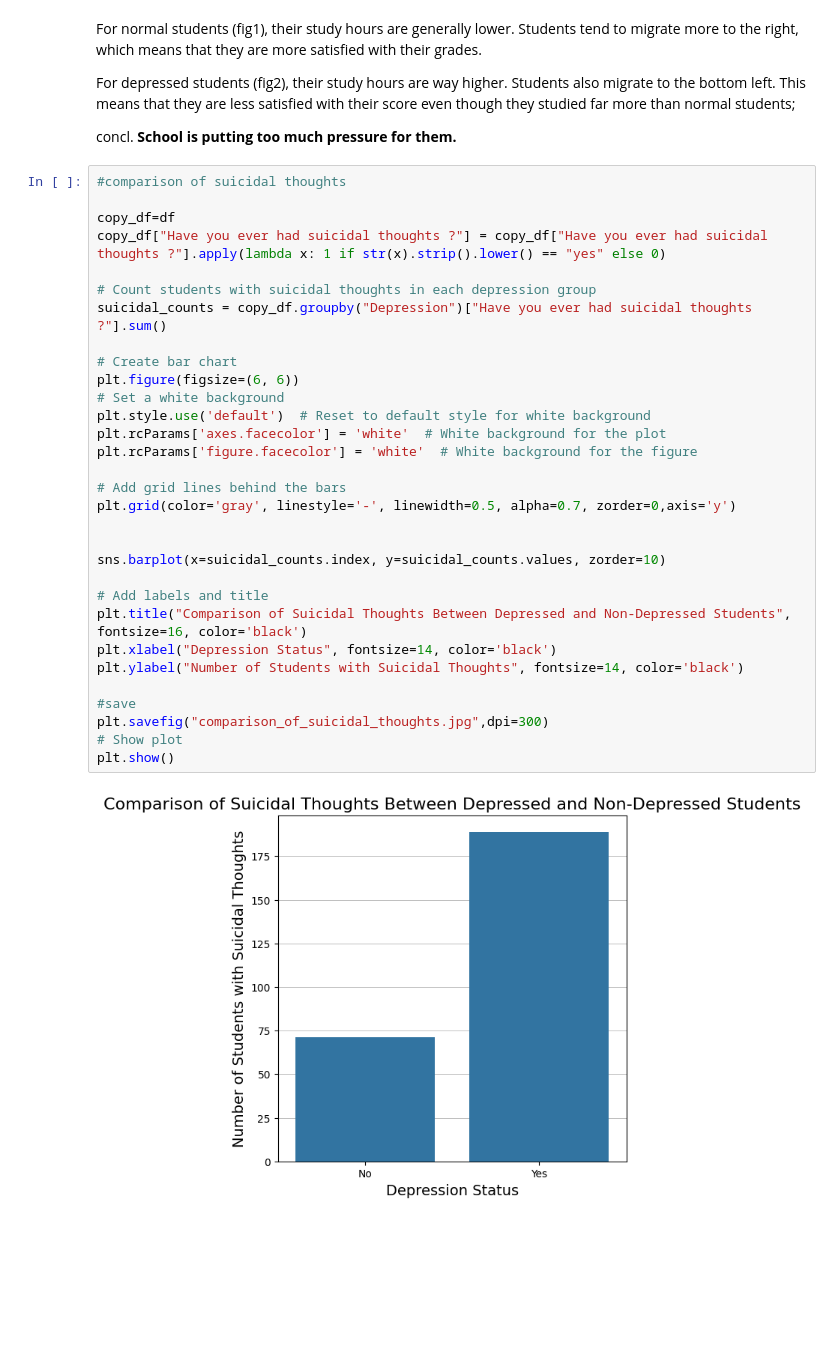
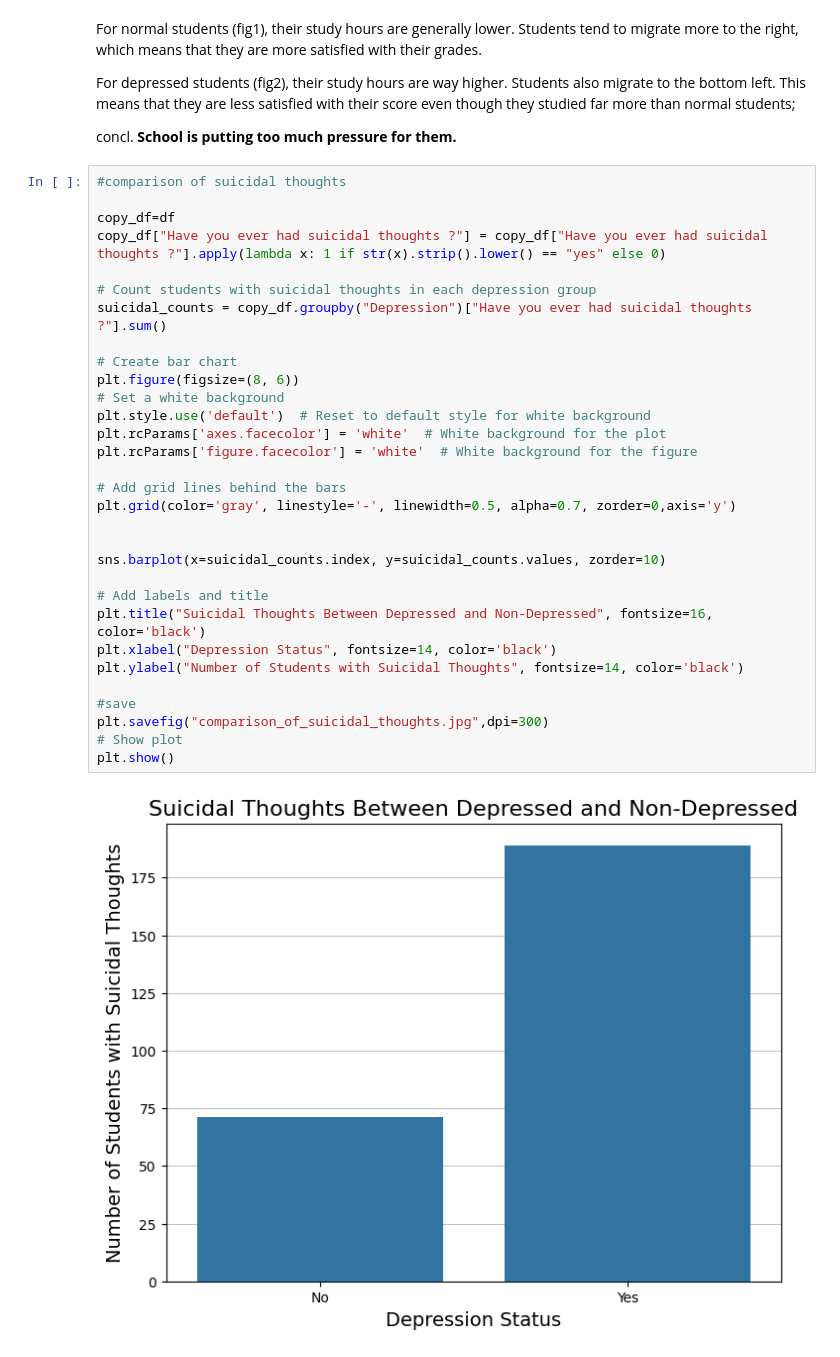
Before and after one commit to hazywho/dataScienceComp2025, a Jupyter notebook: Data/depression/processing.ipynb, the cells around one changed output. Drawn from its saved outputs; the diff is of its cells as text; blank space fills up the shorter version.

```diff
--- a/Data/depression/processing.ipynb
+++ b/Data/depression/processing.ipynb
@@ -342,33 +342,33 @@ concl. **School is putting too much pressure for them.**
 # %%
 #comparison of suicidal thoughts
 
 copy_df=df
 copy_df["Have you ever had suicidal thoughts ?"] = copy_df["Have you ever had suicidal thoughts ?"].apply(lambda x: 1 if str(x).strip().lower() == "yes" else 0)
 
 # Count students with suicidal thoughts in each depression group
 suicidal_counts = copy_df.groupby("Depression")["Have you ever had suicidal thoughts ?"].sum()
 
 # Create bar chart
-plt.figure(figsize=(6, 6))
+plt.figure(figsize=(8, 6))
 # Set a white background
 plt.style.use('default')  # Reset to default style for white background
 plt.rcParams['axes.facecolor'] = 'white'  # White background for the plot
 plt.rcParams['figure.facecolor'] = 'white'  # White background for the figure
 
 # Add grid lines behind the bars
 plt.grid(color='gray', linestyle='-', linewidth=0.5, alpha=0.7, zorder=0,axis='y')
 
 
 sns.barplot(x=suicidal_counts.index, y=suicidal_counts.values, zorder=10)
 
 # Add labels and title
-plt.title("Comparison of Suicidal Thoughts Between Depressed and Non-Depressed Students", fontsize=16, color='black')
+plt.title("Suicidal Thoughts Between Depressed and Non-Depressed", fontsize=16, color='black')
 plt.xlabel("Depression Status", fontsize=14, color='black')
 plt.ylabel("Number of Students with Suicidal Thoughts", fontsize=14, color='black')
 
 #save
 plt.savefig("comparison_of_suicidal_thoughts.jpg",dpi=300)
 # Show plot
 plt.show()
 # %% [output]
-[figure, old version]
+[figure, new version]
```
Also changed, not shown: parts of 1 cell of this notebook, 7 other files.
